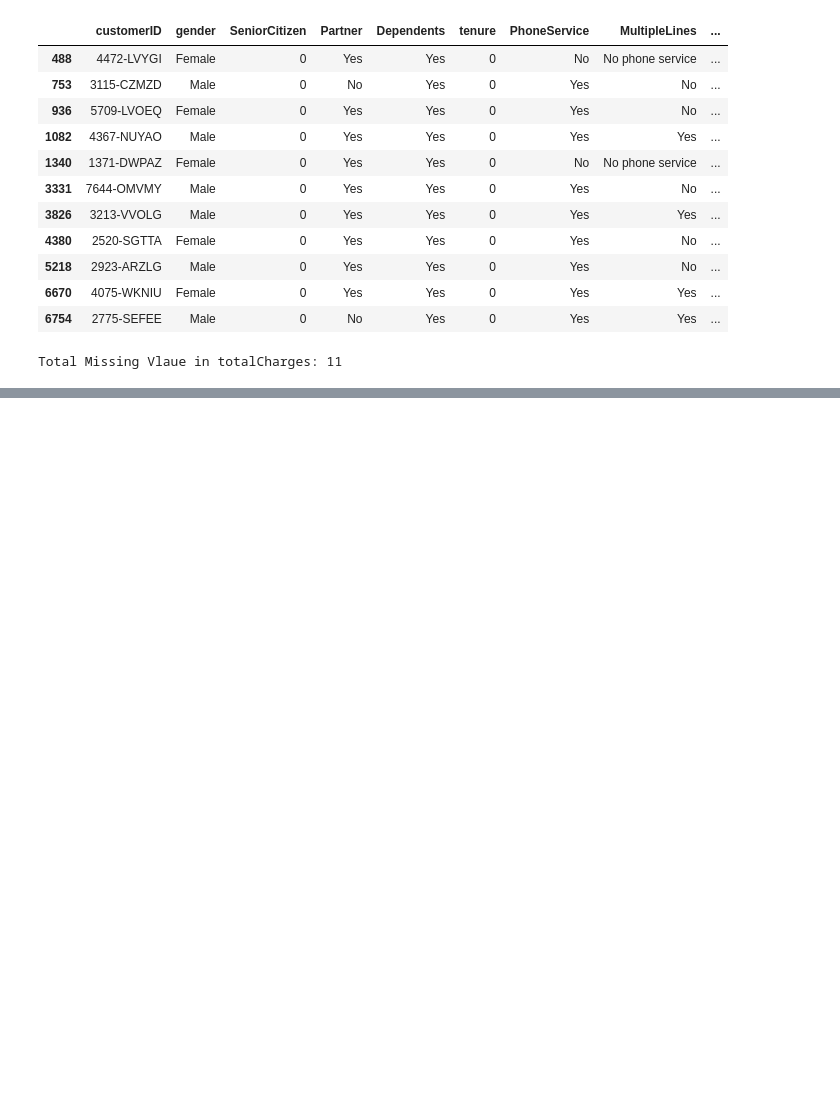
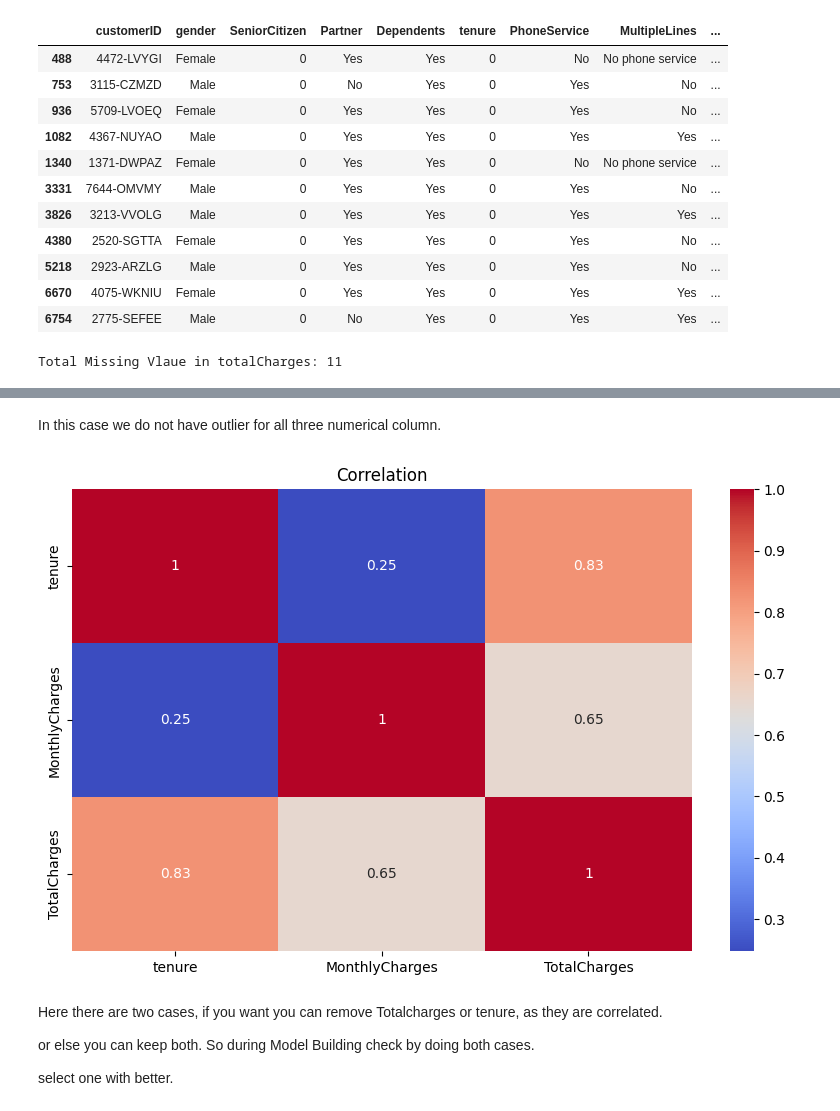
Before and after one commit to aswindcu2025/churn_prediction_telecom_ds, a Jupyter notebook: Pre-EDA.ipynb, the cells around one changed output, grey strips where cells are left out. Cells and saved outputs as stored; diff of their text form; code cells hidden in the pictures; blank space fills up the shorter version.

```diff
--- a/Pre-EDA.ipynb
+++ b/Pre-EDA.ipynb
@@ -136,0 +213,16 @@ Total Missing Vlaue in totalCharges: 11
+# %% [markdown]
+In this case we do not have outlier for all three numerical column.
+# %%
+# Correlation Matrix - Heatmaps
+plt.figure(figsize=(10, 6))
+sns.heatmap(df[["tenure","MonthlyCharges","TotalCharges"]].corr(), annot=True, cmap='coolwarm')
+plt.title("Correlation")
+plt.show()
+# %% [output]
+[figure, added]
+# %% [markdown]
+Here there are two cases, if you want you can remove Totalcharges or tenure, as they are correlated.
+
+or else you can keep both. So during Model Building check by doing both cases.
+
+select one with better.
```
Also changed, not shown: parts of 9 cells of this notebook.
